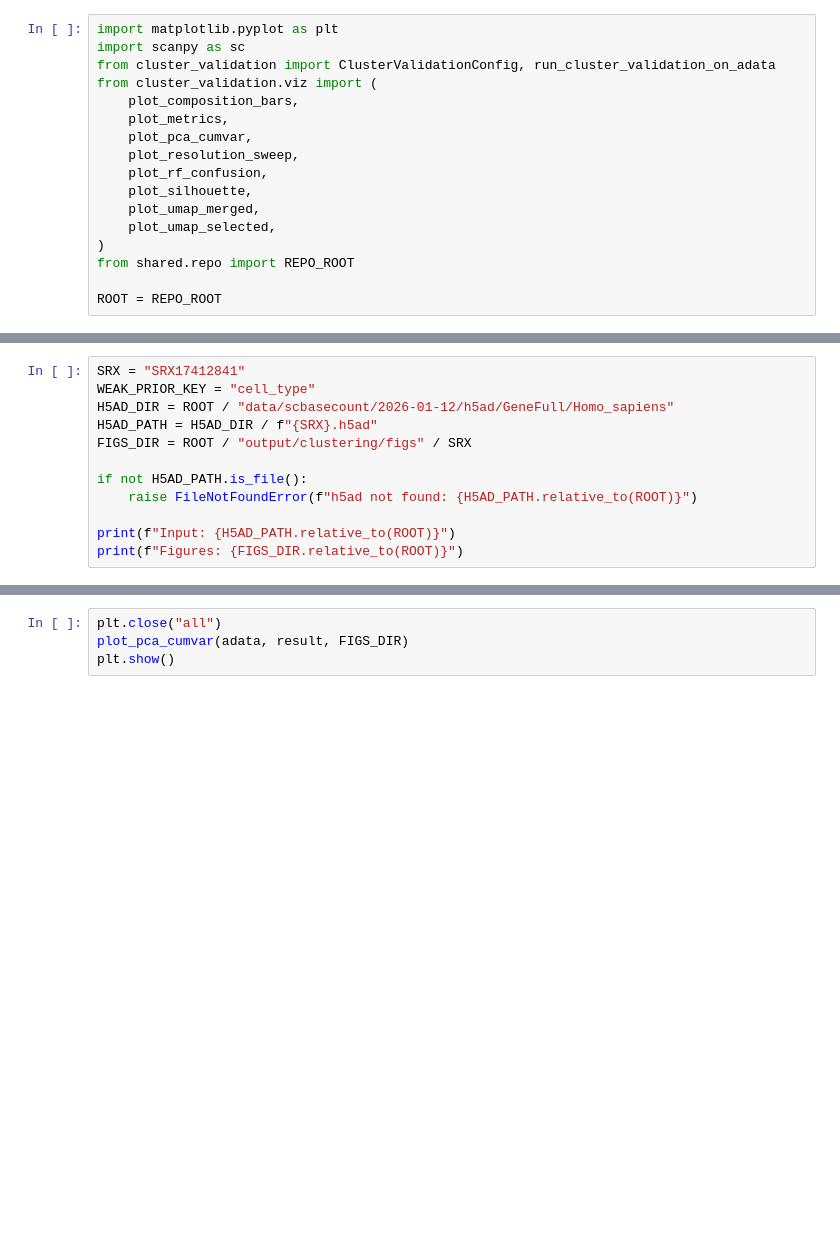
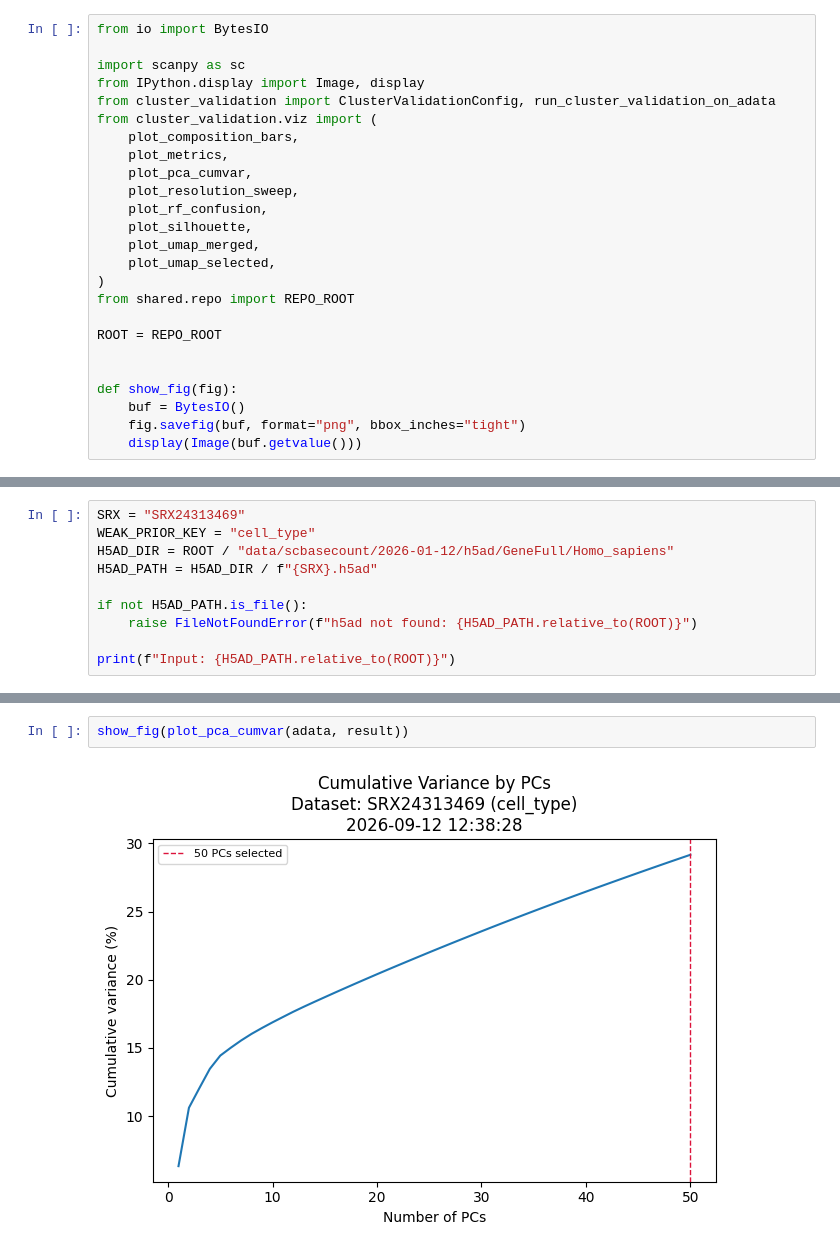
Before and after one commit to otodreas/scBaseCount_Pipeline, a Jupyter notebook: notebooks/utility/single_srx_cluster_validation.ipynb, the cells around one changed output, grey strips where cells are left out. Drawn from its saved outputs; the diff is of its cells as text; blank space fills up the shorter version.

```diff
--- a/notebooks/utility/single_srx_cluster_validation.ipynb
+++ b/notebooks/utility/single_srx_cluster_validation.ipynb
@@ -5,6 +9,8 @@ Run cluster validation for one local h5ad, then display and save each figure ind
 # %%
-import matplotlib.pyplot as plt
+from io import BytesIO
+
 import scanpy as sc
+from IPython.display import Image, display
 from cluster_validation import ClusterValidationConfig, run_cluster_validation_on_adata
 from cluster_validation.viz import (
     plot_composition_bars,
@@ -19,6 +25,12 @@ from cluster_validation.viz import (
 from shared.repo import REPO_ROOT
 
 ROOT = REPO_ROOT
+
+
+def show_fig(fig):
+    buf = BytesIO()
+    fig.savefig(buf, format="png", bbox_inches="tight")
+    display(Image(buf.getvalue()))
 # %% [markdown]
 ## Configuration
 
@@ -26,12 +38,10 @@ Set `SRX` to the accession whose `{SRX}.h5ad` file is available in `H5AD_DIR`.
 # %%
-SRX = "SRX17412841"
+SRX = "SRX24313469"
 WEAK_PRIOR_KEY = "cell_type"
 H5AD_DIR = ROOT / "data/scbasecount/2026-01-12/h5ad/GeneFull/Homo_sapiens"
 H5AD_PATH = H5AD_DIR / f"{SRX}.h5ad"
-FIGS_DIR = ROOT / "output/clustering/figs" / SRX
 
 if not H5AD_PATH.is_file():
     raise FileNotFoundError(f"h5ad not found: {H5AD_PATH.relative_to(ROOT)}")
 
 print(f"Input: {H5AD_PATH.relative_to(ROOT)}")
-print(f"Figures: {FIGS_DIR.relative_to(ROOT)}")
@@ -68,5 +99,5 @@ Each cell displays one figure and saves it under `FIGS_DIR`.
 # %%
-plt.close("all")
-plot_pca_cumvar(adata, result, FIGS_DIR)
-plt.show()
+show_fig(plot_pca_cumvar(adata, result))
+# %% [output]
+[figure, added]
 # %%
```
Also changed, not shown: parts of 16 cells of this notebook, 9 other files.
